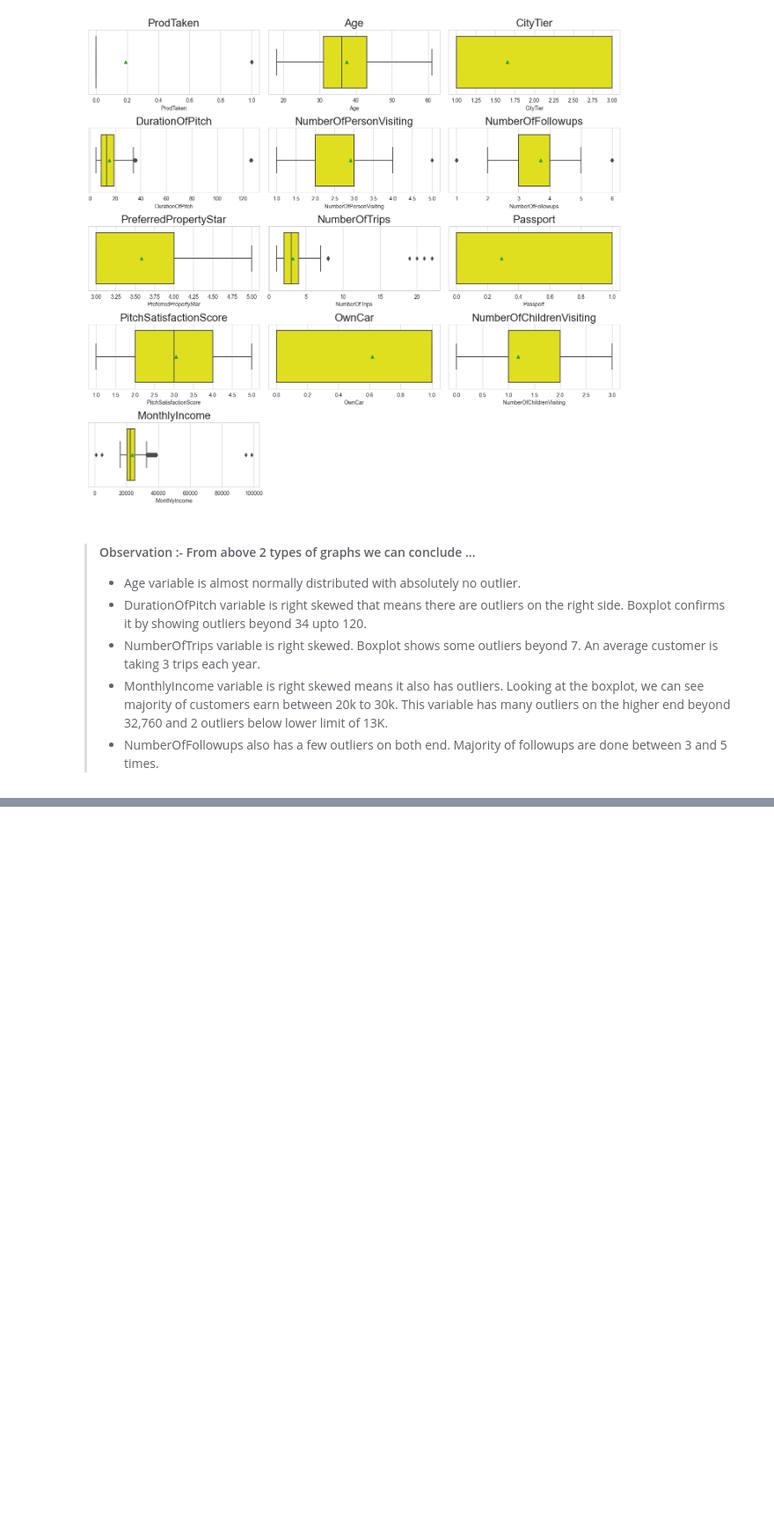
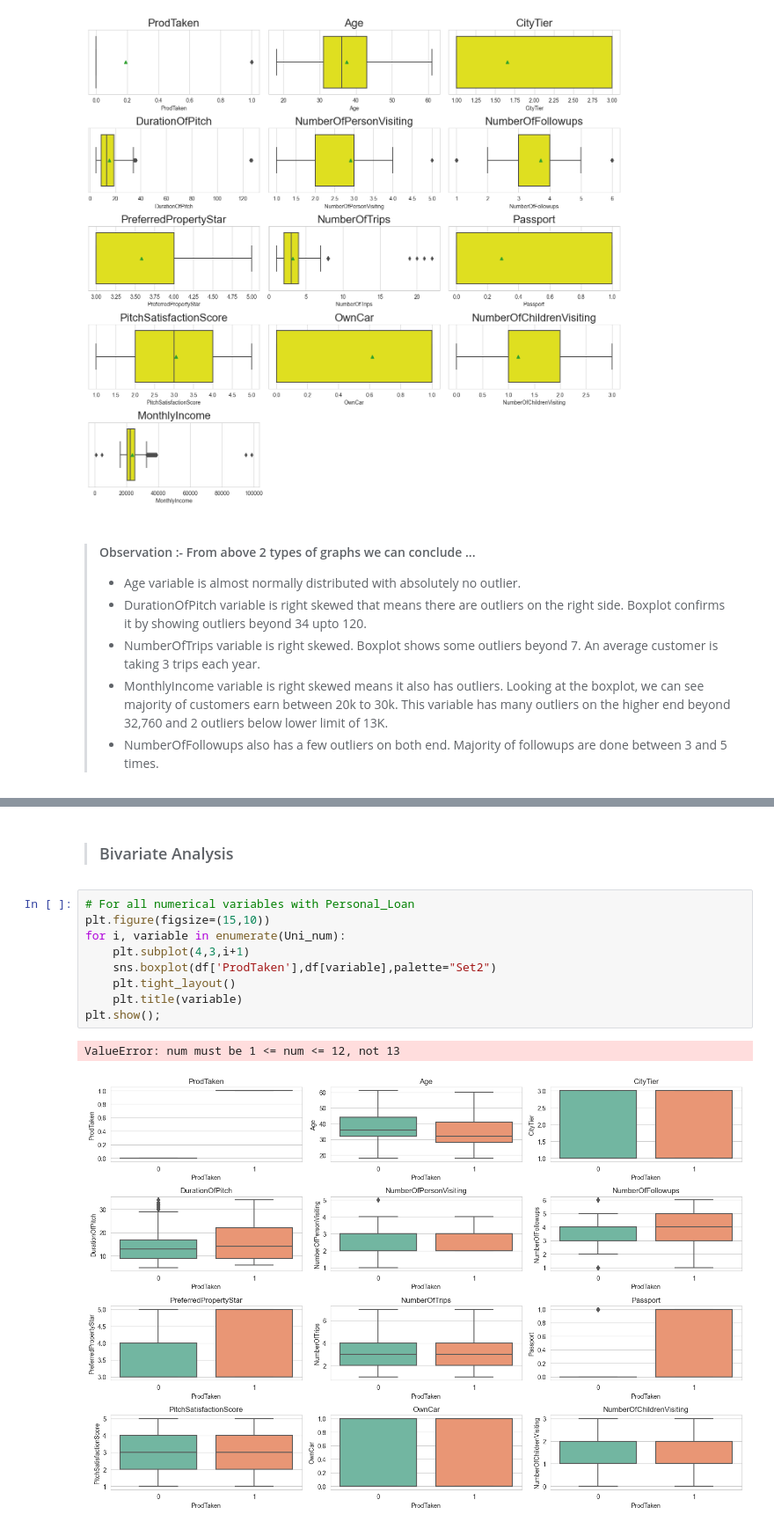
Before and after one commit to HimGos/ineuron_advance_assignments, a Jupyter notebook: Travel Dataset - EDA & FE/EDA.ipynb, the cells around one changed output, grey strips where cells are left out. Shown at 88% size. Cells and saved outputs as stored; diff of their text form; blank space fills up the shorter version.

```diff
--- a/Travel Dataset - EDA & FE/EDA.ipynb
+++ b/Travel Dataset - EDA & FE/EDA.ipynb
@@ -662,0 +666,14 @@ df["Age"] = np.where(df["Age"] >75, median,df['Age'])
+# %% [markdown]
+> ### Bivariate Analysis
+# %%
+# For all numerical variables with Personal_Loan
+plt.figure(figsize=(15,10))
+for i, variable in enumerate(Uni_num):
+    plt.subplot(4,3,i+1)
+    sns.boxplot(df['ProdTaken'],df[variable],palette="Set2")
+    plt.tight_layout()
+    plt.title(variable)
+plt.show();
+# %% [output]
+ValueError: num must be 1 <= num <= 12, not 13
+[figure, added]
```
Also changed, not shown: parts of 61 cells of this notebook.
